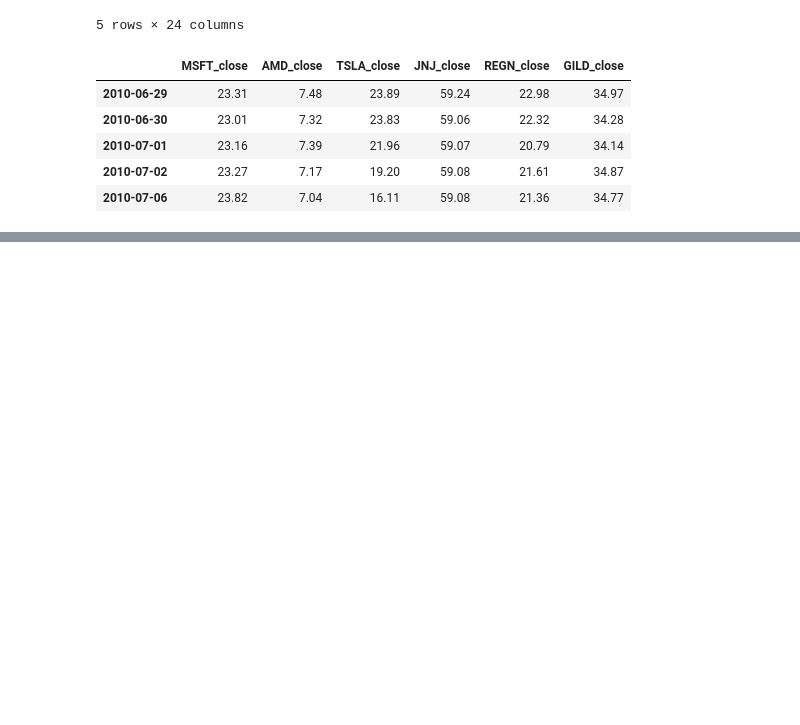
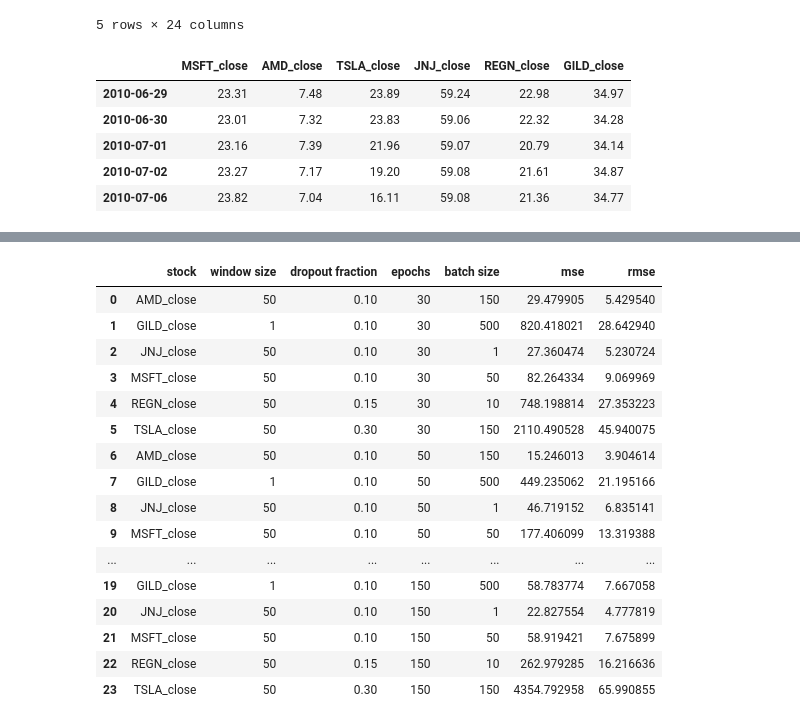
Before and after one commit to DT021/Twitter_Sentiment_Analysis_-_LSTM_Price_Prediction, a Jupyter notebook: Toufic/full_iter_2lstm.ipynb, the cells around one changed output, grey strips where cells are left out. Saved outputs shown, nothing was run; the diff lists cells and outputs as text; code cells hidden in the pictures; blank space fills up the shorter version.

```diff
--- a/Toufic/full_iter_2lstm.ipynb
+++ b/Toufic/full_iter_2lstm.ipynb
@@ -225,7 +251,7 @@ dict_best_performers = {
     'rmse':[]
 }
 
-for i in [1.490678,1.591368,2.423173,2.764144,13.881676,29.722840]:
+for i in [1.465177,1.469312,2.318865,2.916241,12.157156,28.505123]:
 #     train_test_eval.iloc[train_test_eval.index[train_test_eval['rmse'].round(6)==i]]
 
     dict_best_performers['stock'].append(train_test_eval.iloc[train_test_eval.index[train_test_eval['rmse'].round(6)==i],0].values[0])
@@ -242,5 +276,5 @@ df_best_performers
 # %%
-df_epoch_iters_iters = {
+epoch_iters = {
     'stock':[],
     'window size':[],
     'dropout fraction':[],
@@ -332,3 +366,4 @@ print(f'ended at: {datetime.now()}')
 df_epoch_iters = pd.DataFrame(epoch_iters)
 df_epoch_iters.to_csv('df_epoch_iters_2lstm.csv')
 df_epoch_iters
+# %% [output]
@@ -334,0 +372,17 @@ df_epoch_iters
+|  | stock | window size | dropout fraction | epochs | batch size | mse | rmse |
+| 0 | AMD_close | 50 | 0.10 | 30 | 150 | 29.479905 | 5.429540 |
+| 1 | GILD_close | 1 | 0.10 | 30 | 500 | 820.418021 | 28.642940 |
+| 2 | JNJ_close | 50 | 0.10 | 30 | 1 | 27.360474 | 5.230724 |
+| 3 | MSFT_close | 50 | 0.10 | 30 | 50 | 82.264334 | 9.069969 |
+| 4 | REGN_close | 50 | 0.15 | 30 | 10 | 748.198814 | 27.353223 |
+| 5 | TSLA_close | 50 | 0.30 | 30 | 150 | 2110.490528 | 45.940075 |
+| 6 | AMD_close | 50 | 0.10 | 50 | 150 | 15.246013 | 3.904614 |
+| 7 | GILD_close | 1 | 0.10 | 50 | 500 | 449.235062 | 21.195166 |
+| 8 | JNJ_close | 50 | 0.10 | 50 | 1 | 46.719152 | 6.835141 |
+| 9 | MSFT_close | 50 | 0.10 | 50 | 50 | 177.406099 | 13.319388 |
+| ... | ... | ... | ... | ... | ... | ... | ... |
+| 19 | GILD_close | 1 | 0.10 | 150 | 500 | 58.783774 | 7.667058 |
+| 20 | JNJ_close | 50 | 0.10 | 150 | 1 | 22.827554 | 4.777819 |
+| 21 | MSFT_close | 50 | 0.10 | 150 | 50 | 58.919421 | 7.675899 |
+| 22 | REGN_close | 50 | 0.15 | 150 | 10 | 262.979285 | 16.216636 |
+| 23 | TSLA_close | 50 | 0.30 | 150 | 150 | 4354.792958 | 65.990855 |
```
Also changed, not shown: parts of 5 cells of this notebook, 4 other files.
